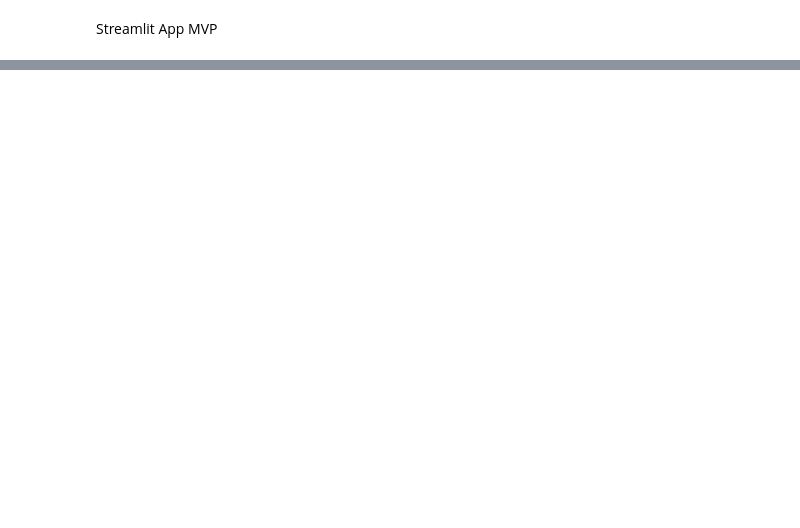
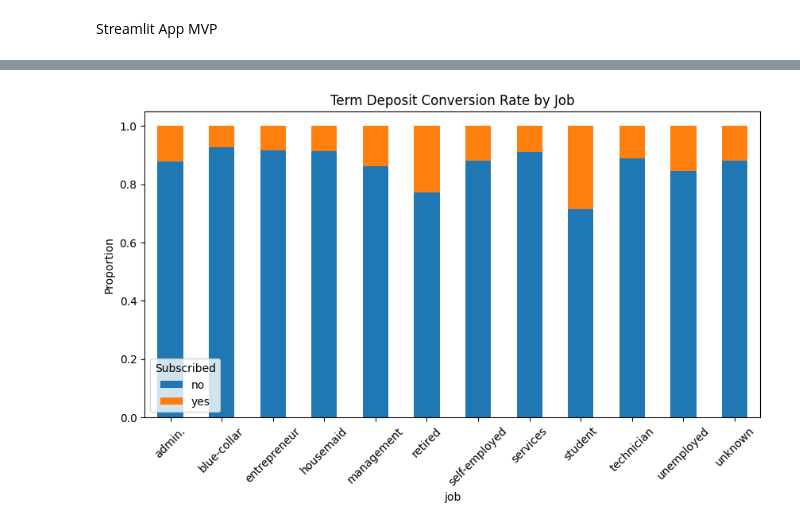
Before and after one commit to farah850/lewagon_cust_targeting, a Jupyter notebook: notebooks/Jeremie.ipynb, the cells around one changed output, grey strips where cells are left out. Saved outputs shown, nothing was run; the diff lists cells and outputs as text; code cells hidden in the pictures; blank space fills up the shorter version.

```diff
--- a/notebooks/Jeremie.ipynb
+++ b/notebooks/Jeremie.ipynb
@@ -128,0 +259,12 @@ if submitted:
+# %%
+#Conversion Rate per Category
+conversion_rate = df.groupby('job')['y'].value_counts(normalize=True).unstack()
+
+conversion_rate.plot(kind='bar', stacked=True, figsize=(10, 5))
+plt.title("Term Deposit Conversion Rate by Job")
+plt.ylabel("Proportion")
+plt.xticks(rotation=45)
+plt.legend(title='Subscribed')
+plt.show()
+# %% [output]
+[figure, added]
```
Also changed, not shown: parts of 15 cells of this notebook, 1 other file.
